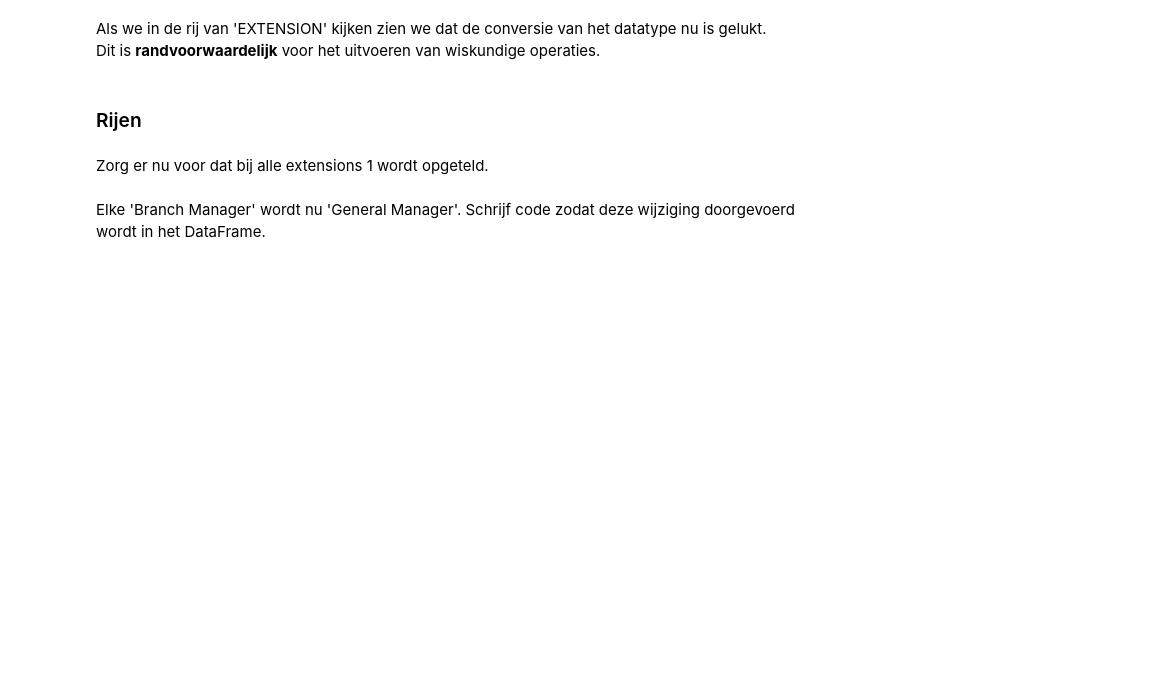
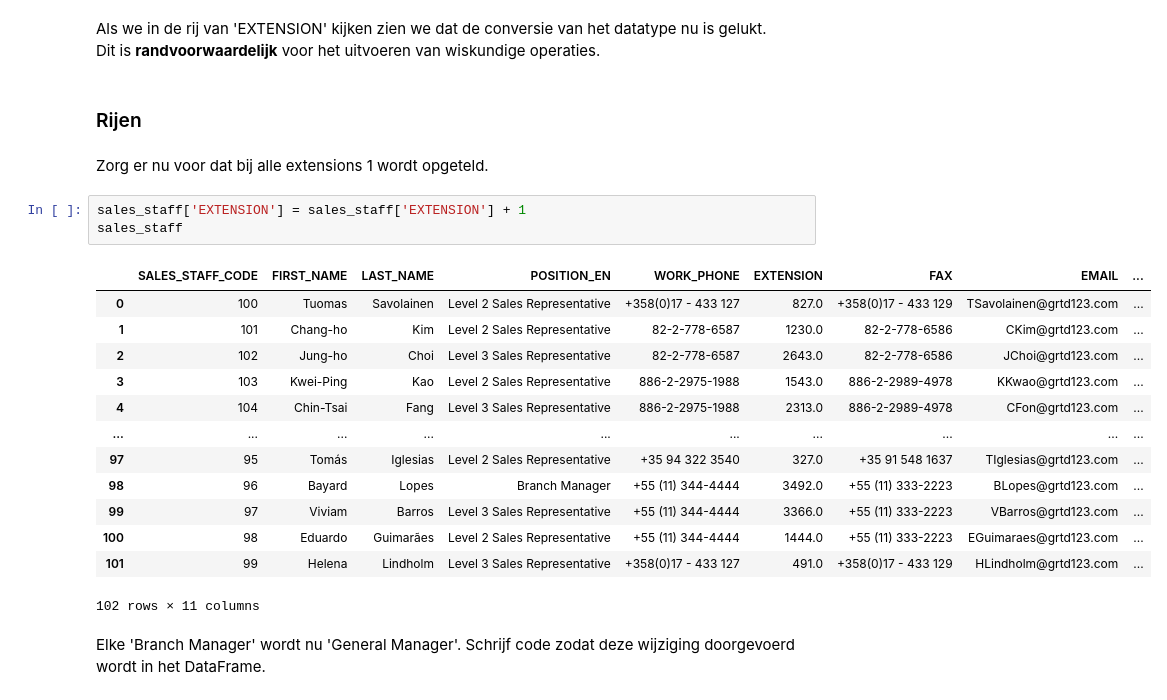
Before and after one commit to troykort/DaD, a Jupyter notebook: Practicum_2.2_Opdrachten/Practicum_2.2_Opdrachten.ipynb, the cells around one changed output. Cells and saved outputs as stored; diff of their text form; blank space fills up the shorter version.

```diff
--- a/Practicum_2.2_Opdrachten/Practicum_2.2_Opdrachten.ipynb
+++ b/Practicum_2.2_Opdrachten/Practicum_2.2_Opdrachten.ipynb
@@ -127,5 +327,22 @@ Dit is <b>randvoorwaardelijk</b> voor het uitvoeren van wiskundige operaties.<br
 ### Rijen
 # %% [markdown]
 Zorg er nu voor dat bij alle extensions 1 wordt opgeteld.
+# %%
+sales_staff['EXTENSION'] = sales_staff['EXTENSION'] + 1
+sales_staff
+# %% [output]
+|  | SALES_STAFF_CODE | FIRST_NAME | LAST_NAME | POSITION_EN | WORK_PHONE | EXTENSION | FAX | EMAIL | ... |
+| 0 | 100 | Tuomas | Savolainen | Level 2 Sales Representative | +358(0)17 - 433 127 | 827.0 | +358(0)17 - 433 129 | TSavolainen@grtd123.com | ... |
+| 1 | 101 | Chang-ho | Kim | Level 2 Sales Representative | 82-2-778-6587 | 1230.0 | 82-2-778-6586 | CKim@grtd123.com | ... |
+| 2 | 102 | Jung-ho | Choi | Level 3 Sales Representative | 82-2-778-6587 | 2643.0 | 82-2-778-6586 | JChoi@grtd123.com | ... |
+| 3 | 103 | Kwei-Ping | Kao | Level 2 Sales Representative | 886-2-2975-1988 | 1543.0 | 886-2-2989-4978 | KKwao@grtd123.com | ... |
+| 4 | 104 | Chin-Tsai | Fang | Level 3 Sales Representative | 886-2-2975-1988 | 2313.0 | 886-2-2989-4978 | CFon@grtd123.com | ... |
+| ... | ... | ... | ... | ... | ... | ... | ... | ... | ... |
+| 97 | 95 | Tomás | Iglesias | Level 2 Sales Representative | +35 94 322 3540 | 327.0 | +35 91 548 1637 | TIglesias@grtd123.com | ... |
+| 98 | 96 | Bayard | Lopes | Branch Manager | +55 (11) 344-4444 | 3492.0 | +55 (11) 333-2223 | BLopes@grtd123.com | ... |
+| 99 | 97 | Viviam | Barros | Level 3 Sales Representative | +55 (11) 344-4444 | 3366.0 | +55 (11) 333-2223 | VBarros@grtd123.com | ... |
+| 100 | 98 | Eduardo | Guimarães | Level 2 Sales Representative | +55 (11) 344-4444 | 1444.0 | +55 (11) 333-2223 | EGuimaraes@grtd123.com | ... |
+| 101 | 99 | Helena | Lindholm | Level 3 Sales Representative | +358(0)17 - 433 127 | 491.0 | +358(0)17 - 433 129 | HLindholm@grtd123.com | ... |
+102 rows × 11 columns
 # %% [markdown]
 Elke 'Branch Manager' wordt nu 'General Manager'. Schrijf code zodat deze wijziging doorgevoerd wordt in het DataFrame.
```
Also changed, not shown: parts of 16 cells of this notebook, 6 other files.
